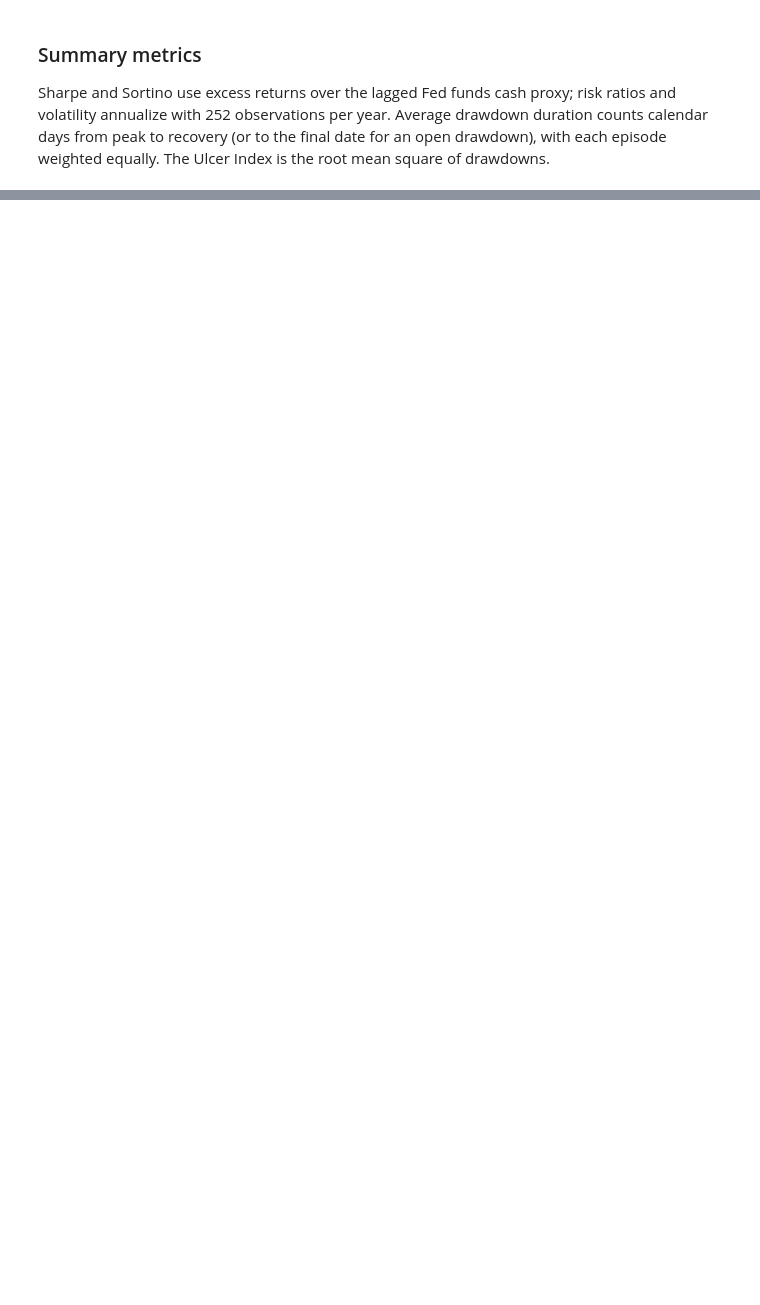
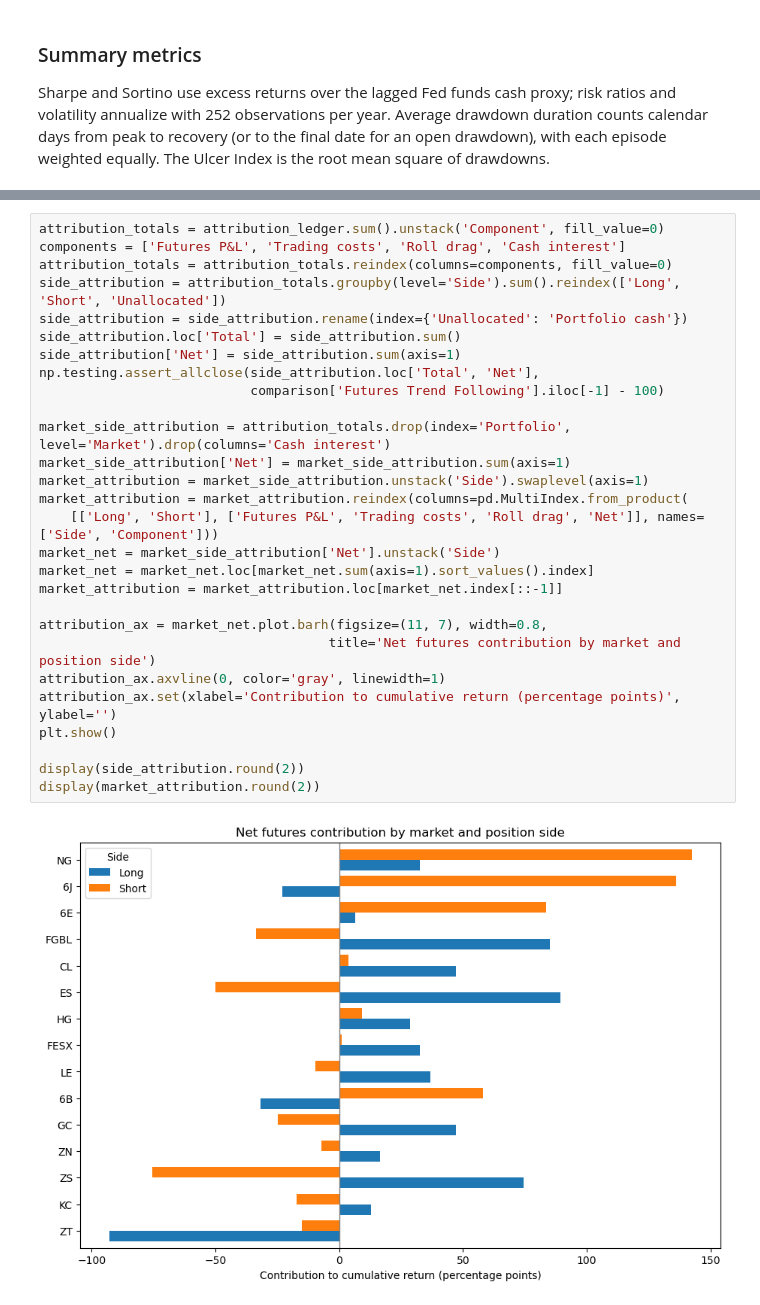
Before and after one commit to giacomomaggiore/financial-analyses, a Jupyter notebook: 05_trend_following_futures.ipynb, the cells around one changed output, grey strips where cells are left out. Cells and saved outputs as stored; diff of their text form; blank space fills up the shorter version.

```diff
--- a/05_trend_following_futures.ipynb
+++ b/05_trend_following_futures.ipynb
@@ -753,0 +1005,30 @@ VBox(children=(VBox(children=(HTML(value='<strong>Moving averages</strong>', lay
+# %%
+attribution_totals = attribution_ledger.sum().unstack('Component', fill_value=0)
+components = ['Futures P&L', 'Trading costs', 'Roll drag', 'Cash interest']
+attribution_totals = attribution_totals.reindex(columns=components, fill_value=0)
+side_attribution = attribution_totals.groupby(level='Side').sum().reindex(['Long', 'Short', 'Unallocated'])
+side_attribution = side_attribution.rename(index={'Unallocated': 'Portfolio cash'})
+side_attribution.loc['Total'] = side_attribution.sum()
+side_attribution['Net'] = side_attribution.sum(axis=1)
+np.testing.assert_allclose(side_attribution.loc['Total', 'Net'],
+                           comparison['Futures Trend Following'].iloc[-1] - 100)
+
+market_side_attribution = attribution_totals.drop(index='Portfolio', level='Market').drop(columns='Cash interest')
+market_side_attribution['Net'] = market_side_attribution.sum(axis=1)
+market_attribution = market_side_attribution.unstack('Side').swaplevel(axis=1)
+market_attribution = market_attribution.reindex(columns=pd.MultiIndex.from_product(
+    [['Long', 'Short'], ['Futures P&L', 'Trading costs', 'Roll drag', 'Net']], names=['Side', 'Component']))
+market_net = market_side_attribution['Net'].unstack('Side')
+market_net = market_net.loc[market_net.sum(axis=1).sort_values().index]
+market_attribution = market_attribution.loc[market_net.index[::-1]]
+
+attribution_ax = market_net.plot.barh(figsize=(11, 7), width=0.8,
+                                     title='Net futures contribution by market and position side')
+attribution_ax.axvline(0, color='gray', linewidth=1)
+attribution_ax.set(xlabel='Contribution to cumulative return (percentage points)', ylabel='')
+plt.show()
+
+display(side_attribution.round(2))
+display(market_attribution.round(2))
+# %% [output]
+[figure, added]
```
Also changed, not shown: parts of 16 cells of this notebook, 2 other files.
